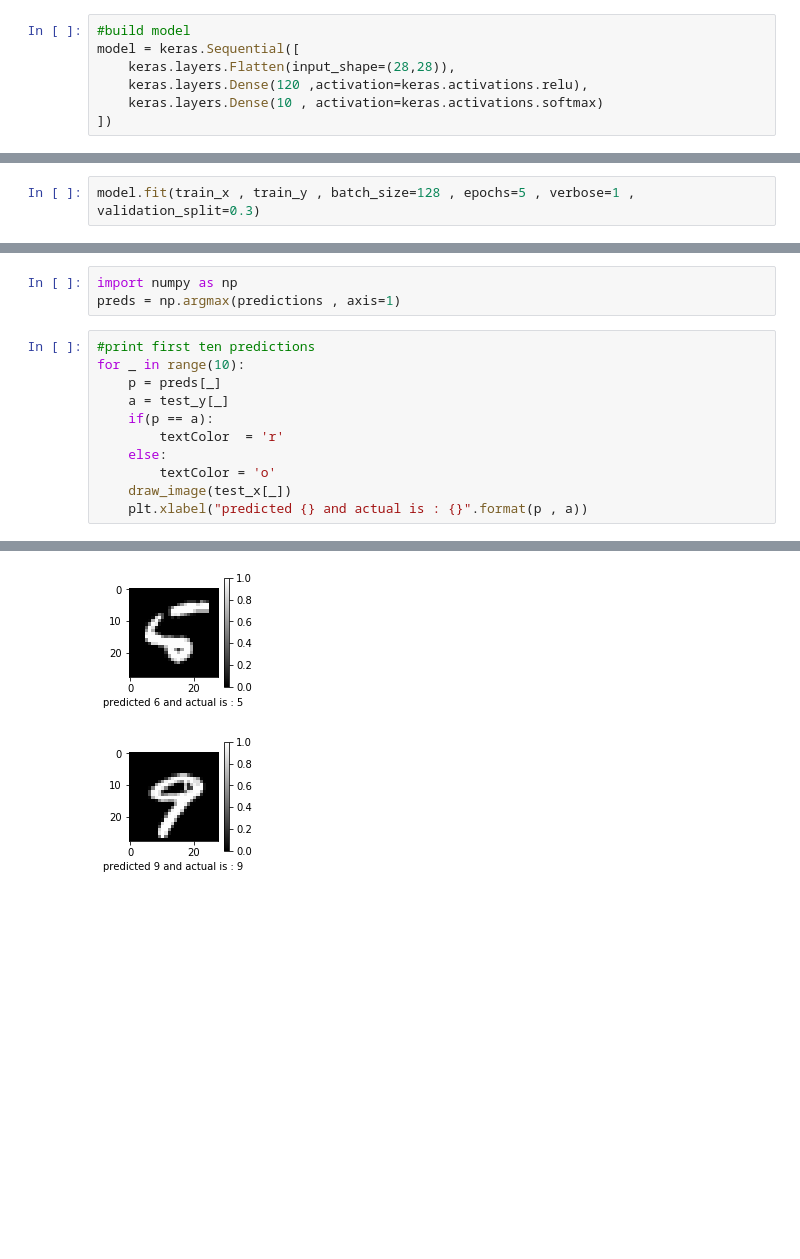
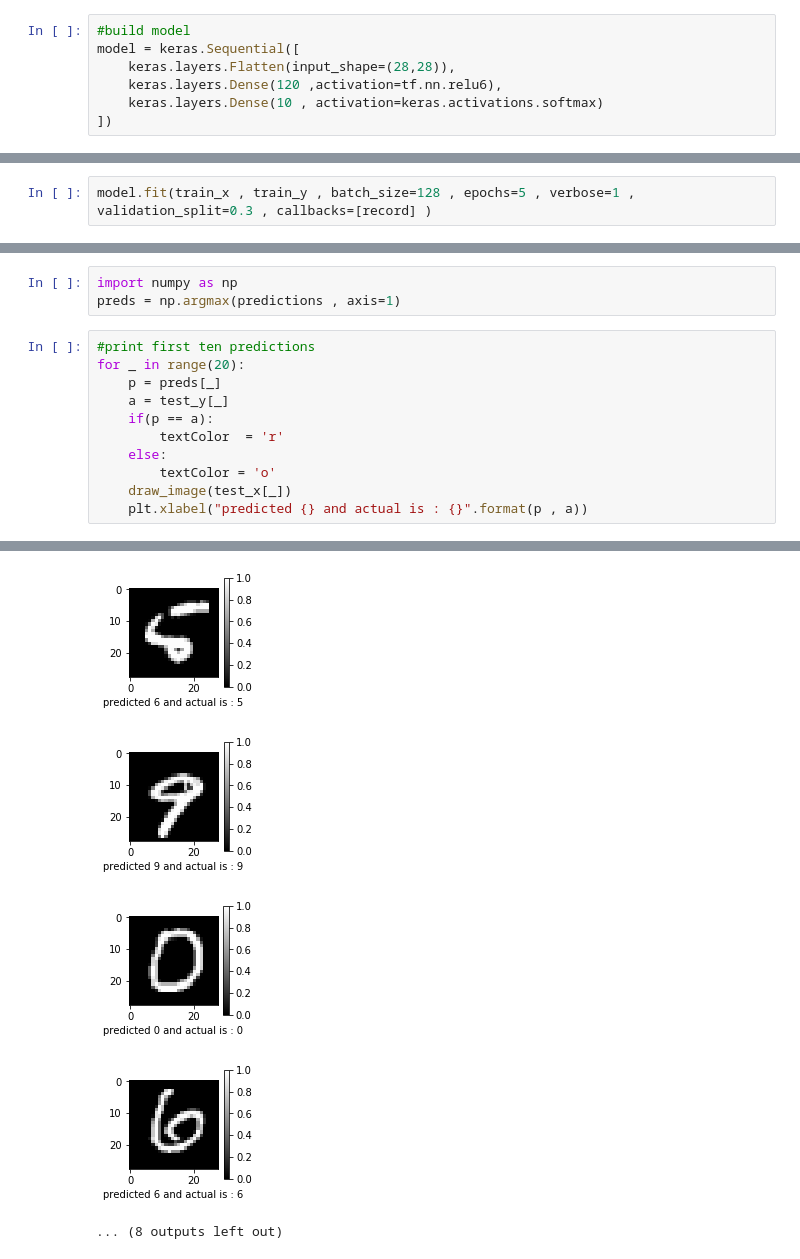
Before and after one commit to peterugah/working-with-keras, a Jupyter notebook: keras-one.ipynb, the cells around one changed output, grey strips where cells are left out. Saved outputs shown, nothing was run; the diff lists cells and outputs as text; blank space fills up the shorter version.

```diff
--- a/keras-one.ipynb
+++ b/keras-one.ipynb
@@ -22,7 +22,7 @@ classes =  ['T-shirt/top', 'Trouser', 'Pullover', 'Dress', 'Coat',
 #build model
 model = keras.Sequential([
     keras.layers.Flatten(input_shape=(28,28)),
-    keras.layers.Dense(120 ,activation=keras.activations.relu),
+    keras.layers.Dense(120 ,activation=tf.nn.relu6),
     keras.layers.Dense(10 , activation=keras.activations.softmax)
 ])
 # %%
@@ -31,5 +55,5 @@ model.compile(optimizer="sgd", loss=keras.losses.sparse_categorical_crossentropy
 # %%
-model.fit(train_x , train_y , batch_size=128 , epochs=5 , verbose=1 , validation_split=0.3)
+model.fit(train_x , train_y , batch_size=128 , epochs=5 , verbose=1 , validation_split=0.3 , callbacks=[record] )
 # %% [output]
 Train on 42000 samples, validate on 18000 samples
 Epoch 1/5
@@ -57,23 +97,26 @@ import numpy as np
 preds = np.argmax(predictions , axis=1)
 # %%
 #print first ten predictions
-for _ in range(10):
+for _ in range(20):
     p = preds[_]
     a = test_y[_]
     if(p == a):
         textColor  = 'r'
     else:
         textColor = 'o'
     draw_image(test_x[_])
     plt.xlabel("predicted {} and actual is : {}".format(p , a))
 # %% [output]
 [figure]
 [figure]
 [figure]
 [figure]
 [figure]
 [figure]
 [figure]
 [figure]
 [figure]
 [figure]
+[figure, added]
+[figure, added]
+... (8 outputs left out)
```
Also changed, not shown: parts of 6 cells of this notebook.
